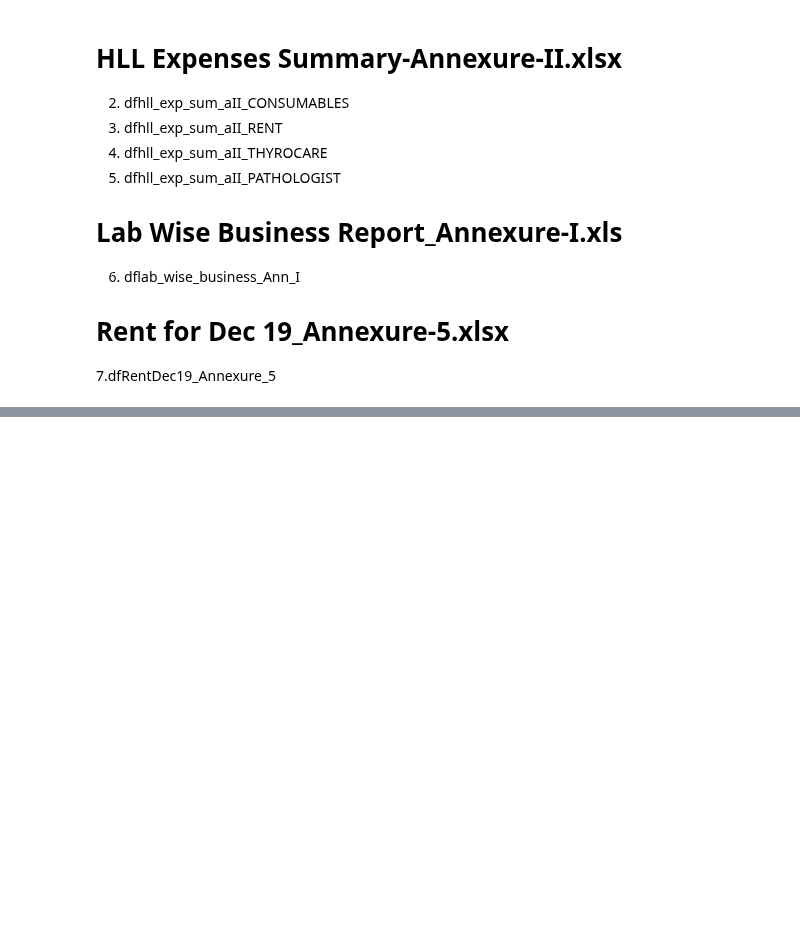
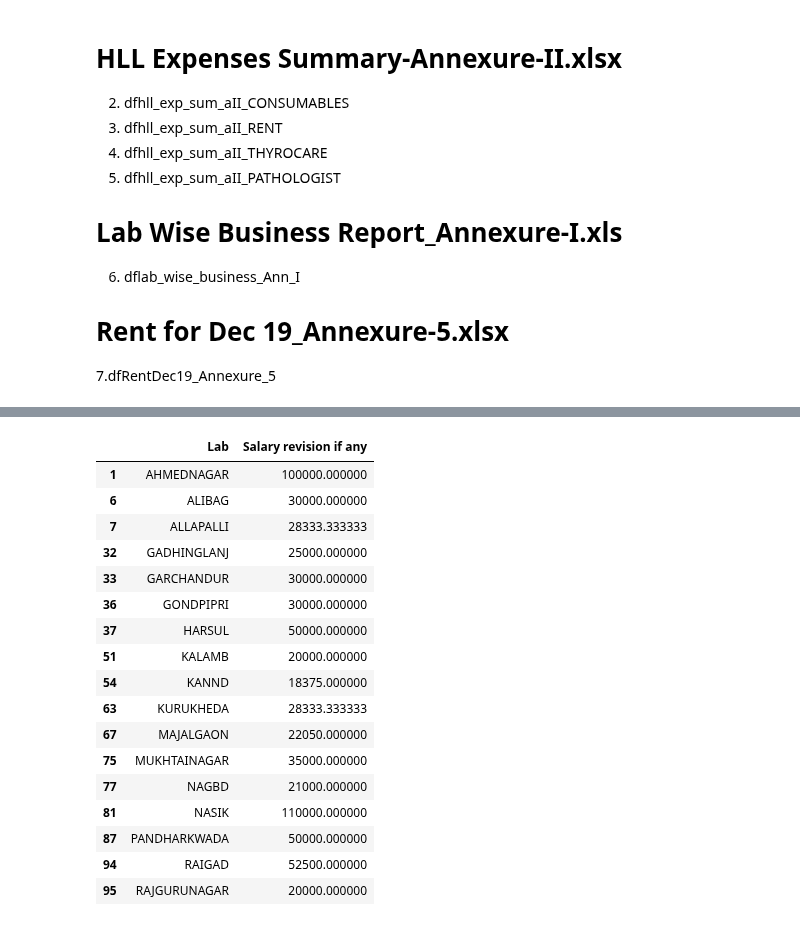
Before and after one commit to dharmendra-chouhan/s2datascience, a Jupyter notebook: Costing_Sheet_Dec_2019_with_All_annexures_13102020_metting.ipynb, the cells around one changed output, grey strips where cells are left out. Drawn from its saved outputs; the diff is of its cells as text; code cells hidden in the pictures; blank space fills up the shorter version.

```diff
--- a/Costing_Sheet_Dec_2019_with_All_annexures_13102020_metting.ipynb
+++ b/Costing_Sheet_Dec_2019_with_All_annexures_13102020_metting.ipynb
@@ -45,19 +53,24 @@ dfhll_exp_sum_aII_PATHOLOGIST = dfhll_exp_sum_aII_PATHOLOGIST.rename(columns={'L
 
 #   2. dfhll_exp_sum_aII_CONSUMABLES
 dfhll_exp_sum_aII_CONSUMABLES['Lab'] = dfhll_exp_sum_aII_CONSUMABLES['Lab'].str.upper()
+dfhll_exp_sum_aII_CONSUMABLES['Lab'] = dfhll_exp_sum_aII_CONSUMABLES['Lab'].str.strip()
+
   #   3. dfhll_exp_sum_aII_RENT
 dfhll_exp_sum_aII_RENT['Lab'] = dfhll_exp_sum_aII_RENT['Lab'].str.upper()
+dfhll_exp_sum_aII_RENT['Lab'] = dfhll_exp_sum_aII_RENT['Lab'].str.strip()
   #   4. dfhll_exp_sum_aII_THYROCARE
 dfhll_exp_sum_aII_THYROCARE['Lab'] = dfhll_exp_sum_aII_THYROCARE['Lab'].str.upper()
+dfhll_exp_sum_aII_THYROCARE['Lab'] = dfhll_exp_sum_aII_THYROCARE['Lab'].str.strip()
   #   5. dfhll_exp_sum_aII_PATHOLOGIST
 dfhll_exp_sum_aII_PATHOLOGIST['Lab'] = dfhll_exp_sum_aII_PATHOLOGIST['Lab'].str.upper()
+dfhll_exp_sum_aII_PATHOLOGIST['Lab'] = dfhll_exp_sum_aII_PATHOLOGIST['Lab'].str.strip()
 
 dfhll_exp_sum_aII_PATHOLOGIST=dfhll_exp_sum_aII_PATHOLOGIST.groupby(['Lab'])['Salary revision if any'].agg('sum').reset_index()
 
 # dfhll_exp_sum_aII_PATHOLOGIST=dfhll_exp_sum_aII_PATHOLOGIST[['Lab','Salary revision if any']]
 
 dflab_wise_business_Ann_I['Lab'] = dflab_wise_business_Ann_I['Lab'].str.upper()
-
+dflab_wise_business_Ann_I['Lab'] = dflab_wise_business_Ann_I['Lab'].str.strip()
 
 dfhll_exp_sum_aII_RENT_groupsum=dfhll_exp_sum_aII_RENT.groupby(['Lab'])['DEC'].agg('sum').reset_index()
 
@@ -125,0 +298,21 @@ CostingSheet.head(5)
+# %%
+PathalogistConsultancy_missingdata_all
+# %% [output]
+|  | Lab | Salary revision if any |
+| 1 | AHMEDNAGAR | 100000.000000 |
+| 6 | ALIBAG | 30000.000000 |
+| 7 | ALLAPALLI | 28333.333333 |
+| 32 | GADHINGLANJ | 25000.000000 |
+| 33 | GARCHANDUR | 30000.000000 |
+| 36 | GONDPIPRI | 30000.000000 |
+| 37 | HARSUL | 50000.000000 |
+| 51 | KALAMB | 20000.000000 |
+| 54 | KANND | 18375.000000 |
+| 63 | KURUKHEDA | 28333.333333 |
+| 67 | MAJALGAON | 22050.000000 |
+| 75 | MUKHTAINAGAR | 35000.000000 |
+| 77 | NAGBD | 21000.000000 |
+| 81 | NASIK | 110000.000000 |
+| 87 | PANDHARKWADA | 50000.000000 |
+| 94 | RAIGAD | 52500.000000 |
+| 95 | RAJGURUNAGAR | 20000.000000 |
```
Also changed, not shown: parts of 13 cells of this notebook.
